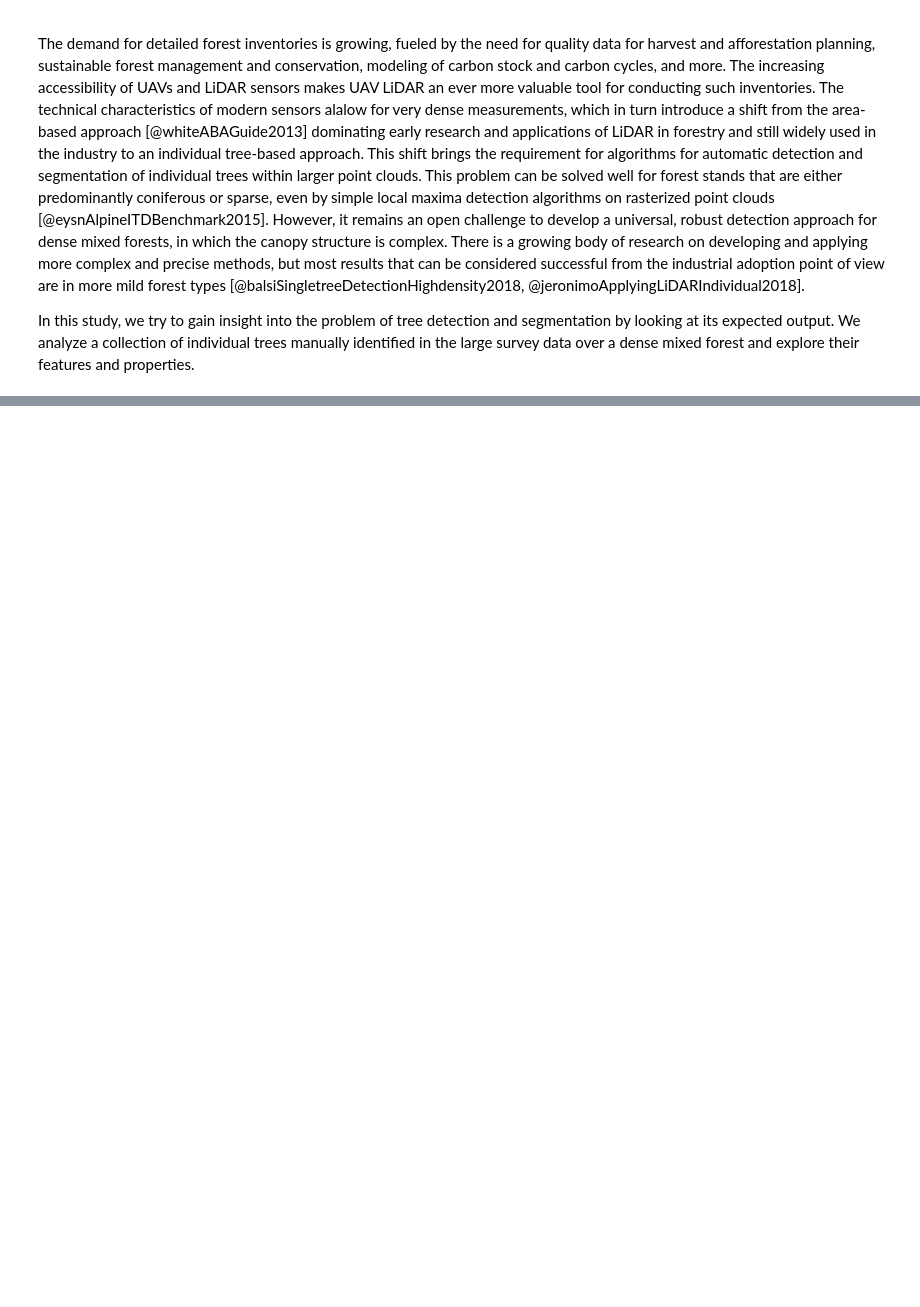
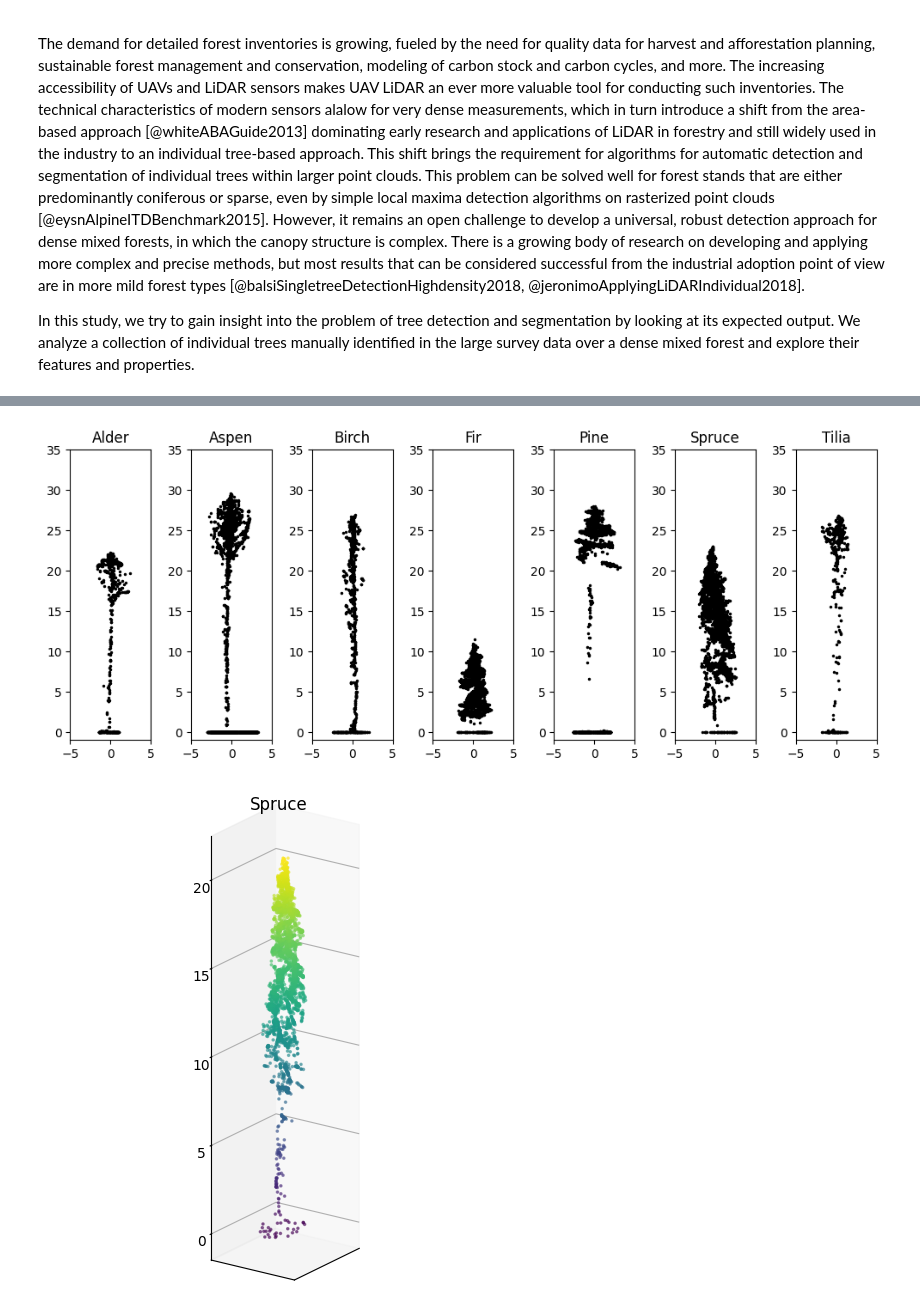
Before and after one commit to iod-ine/igarss2024_tree_clouds, a Jupyter notebook: paper.ipynb, the cells around one changed output, grey strips where cells are left out. Saved outputs shown, nothing was run; the diff lists cells and outputs as text; code cells hidden in the pictures; blank space fills up the shorter version.

```diff
--- a/paper.ipynb
+++ b/paper.ipynb
@@ -69,0 +132,52 @@ data["species"] = data["path"].map(lambda p: p.split("/")[-2])
+# %%
+#| label: fig-visualization
+#| layout: [[2.5, 1]]
+#| fig-cap: "Visualizations of the individual tree point clouds in the dataset. Most of the tree clouds are top-heavy because of the observation from above, and some are artificially tilted because of slight terrain slopes and height normalization. The ground points are present."
+#| fig-subcap:
+#|  - "Cross-sections of random trees of every species (ignoring the Y dimension)."
+#|  - "A spruce in 3D."
+
+rng = np.random.default_rng(seed=1917)
+
+unique_species = data["species"].unique()
+
+fig, axes = plt.subplots(1, len(unique_species), figsize=(10, 7), tight_layout=True)
+
+for ax, species in zip(axes, unique_species):
+    sample = (
+        data[data["species"] == species]
+        .sample(n=1, random_state=rng)
+        .reset_index(drop=True)
+    )
+    las = laspy.read(sample.loc[0, "path"])
+    X, Y, Z = np.rollaxis(las.xyz, axis=1)  # (N, dim) -> (dim, N)
+    ax.plot(X - X.mean(), Z, marker=".", linestyle="", markersize=3, color="k")
+    ax.set_aspect("equal")
+    ax.set_title(sample.loc[0, "species"])
+    ax.set_ylim(-1, 35)
+    ax.set_xlim(-5, 5)
+
+
+fig = plt.figure(figsize=(10, 6))
+
+spruce = data.query("species == 'Spruce'")
+sample = spruce.sample(n=1, random_state=65).reset_index(drop=True)
+las = laspy.read(sample.loc[0, "path"])
+X, Y, Z = np.rollaxis(las.xyz, axis=1)
+
+ax = fig.add_subplot(projection="3d")
+ax.scatter(
+    X - X.mean(), Y - Y.mean(), Z, s=10, c=Z, marker=".", alpha=0.5, cmap="viridis"
+)
+ax.set_proj_type("ortho")
+ax.set_aspect("equal")
+ax.view_init(elev=20, azim=35, roll=0)
+ax.set_title(sample.loc[0, "species"])
+ax.set_xlim(-5, 5)
+ax.set_ylim(-5, 5)
+ax.set_zlim(-1, 22)
+ax.xaxis.set_major_locator(plt.NullLocator())
+ax.yaxis.set_major_locator(plt.NullLocator())
+# %% [output]
+[figure, added]
+[figure, added]
```
Also changed, not shown: parts of 6 cells of this notebook.
